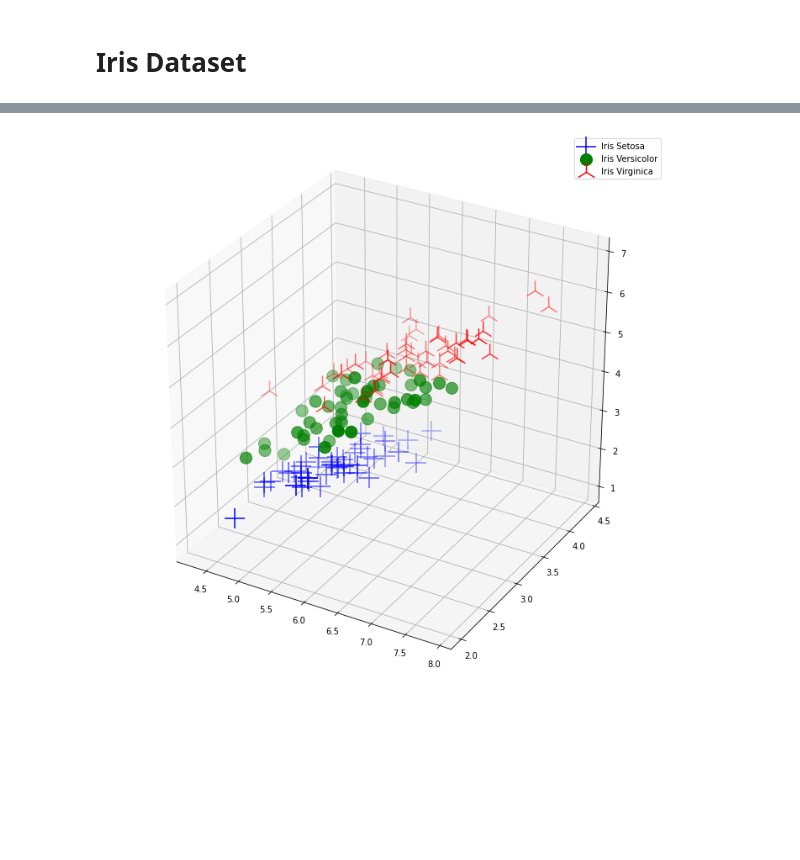
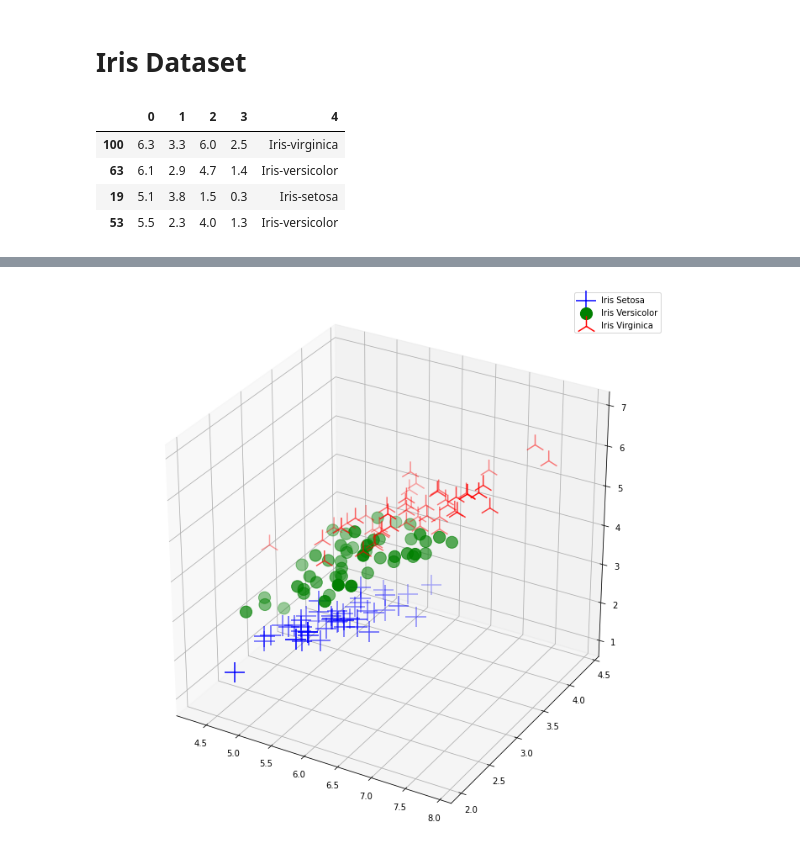
Before and after one commit to SirBubbls/backpropagation-seminar, a Jupyter notebook: Iris Dataset (Mini Batch).ipynb, the cells around one changed output, grey strips where cells are left out. Saved outputs shown, nothing was run; the diff lists cells and outputs as text; code cells hidden in the pictures; blank space fills up the shorter version.

```diff
--- a/Iris Dataset (Mini Batch).ipynb
+++ b/Iris Dataset (Mini Batch).ipynb
@@ -161,2 +154,11 @@ Delta: [[-0.499 -0.501  0.5    0.5  ]]
 # %% [markdown]
 # Iris Dataset
+# %%
+data = pd.read_csv('./data/iris.data', header=None)
+data.sample(4)
+# %% [output]
+|  | 0 | 1 | 2 | 3 | 4 |
+| 100 | 6.3 | 3.3 | 6.0 | 2.5 | Iris-virginica |
+| 63 | 6.1 | 2.9 | 4.7 | 1.4 | Iris-versicolor |
+| 19 | 5.1 | 3.8 | 1.5 | 0.3 | Iris-setosa |
+| 53 | 5.5 | 2.3 | 4.0 | 1.3 | Iris-versicolor |
```
Also changed, not shown: parts of 13 cells of this notebook.
